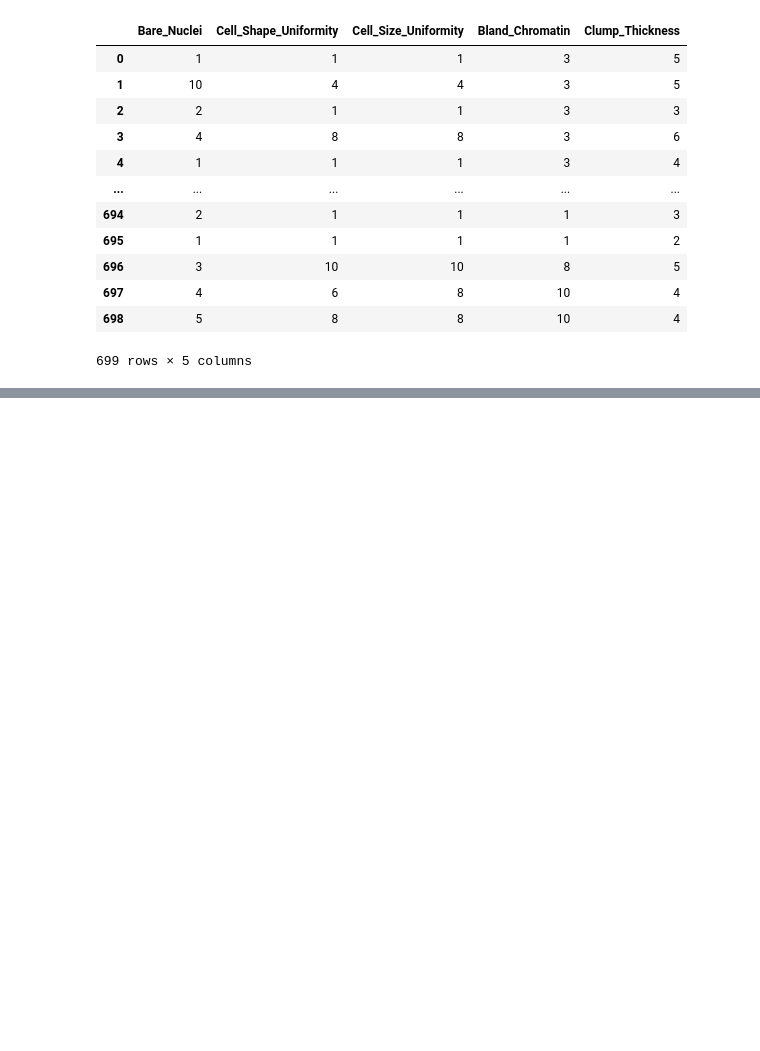
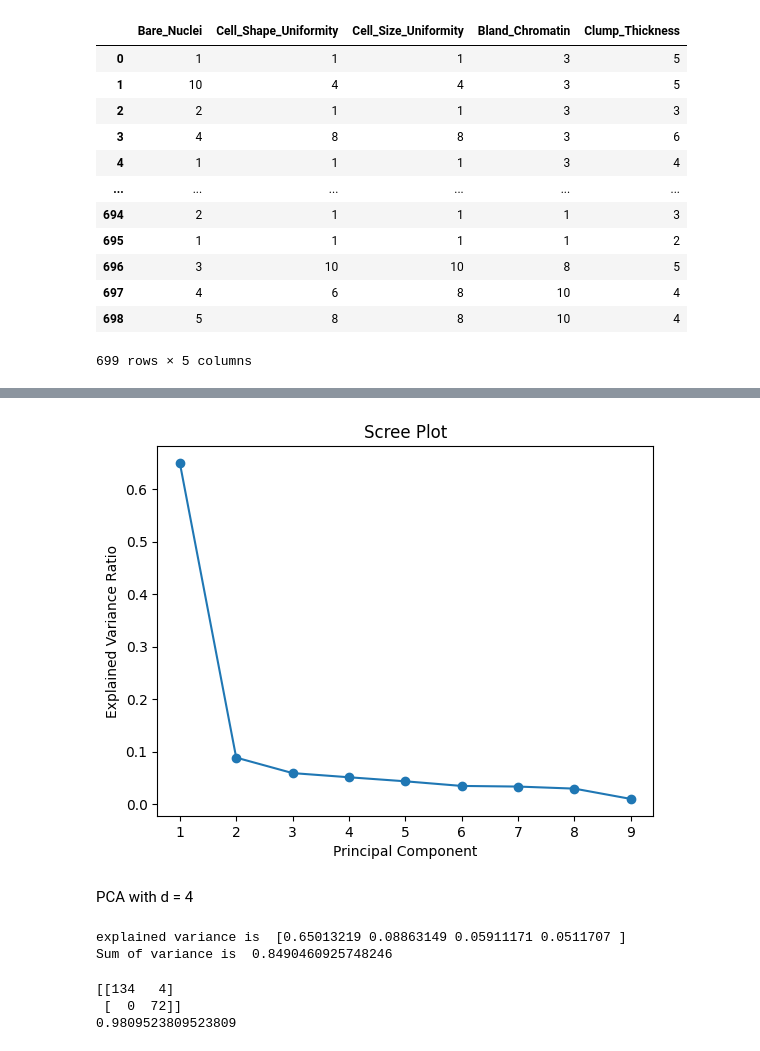
Before and after one commit to Parth6120/Breastcancer_PCA, a Jupyter notebook: lab1.ipynb, the cells around one changed output, grey strips where cells are left out. Cells and saved outputs as stored; diff of their text form; code cells hidden in the pictures; blank space fills up the shorter version.

```diff
--- a/lab1.ipynb
+++ b/lab1.ipynb
@@ -8,7 +8,7 @@ from sklearn.preprocessing import StandardScaler
 # %% [markdown]
 Load the data from .csv
 # %%
-data = pd.read_csv(R"E:\AISD\Term2\Advance ML\LAB\Lab1\breastcancer.csv")
+data = pd.read_csv(r"E:\AISD\Term2\Advance ML\LAB\Lab1\Brestcancer_PCA\breastcancer.csv")
 # %%
 data
 # %% [output]
@@ -286,0 +289,6 @@ print(acc1)
+# %%
+from sklearn.decomposition import PCA
+
+pca = PCA()
+pca.fit_transform(X_train)
+pca.transform(X_test)
@@ -286,0 +310,12 @@ print(acc1)
+# %%
+import matplotlib.pyplot as plt
+
+plt.plot(range(1, len(pca.explained_variance_ratio_)+1), pca.explained_variance_ratio_, marker='o')
+plt.xlabel('Principal Component')
+plt.ylabel('Explained Variance Ratio')
+plt.title('Scree Plot')
+plt.show()
+# %% [output]
+[figure, added]
+# %% [markdown]
+PCA with d = 4
@@ -286,0 +326,17 @@ print(acc1)
+# %%
+print("explained variance is ", pca_d.explained_variance_ratio_)
+print('Sum of variance is ', np.sum(pca_d.explained_variance_ratio_))
+# %% [output]
+explained variance is  [0.65013219 0.08863149 0.05911171 0.0511707 ]
+Sum of variance is  0.8490460925748246
+# %%
+rf_pca = RandomForestClassifier(random_state=20)
+rf_pca.fit(X_train_pca_d, y_train)
+y_pred_pca = rf_pca.predict(X_test_pca_d)
+
+conf_matrix2 = confusion_matrix(y_test, y_pred_pca)
+acc2 = accuracy_score(y_test, y_pred_pca)
+# %% [output]
+[[134   4]
+ [  0  72]]
+0.9809523809523809
```
Also changed, not shown: parts of 7 cells of this notebook.
